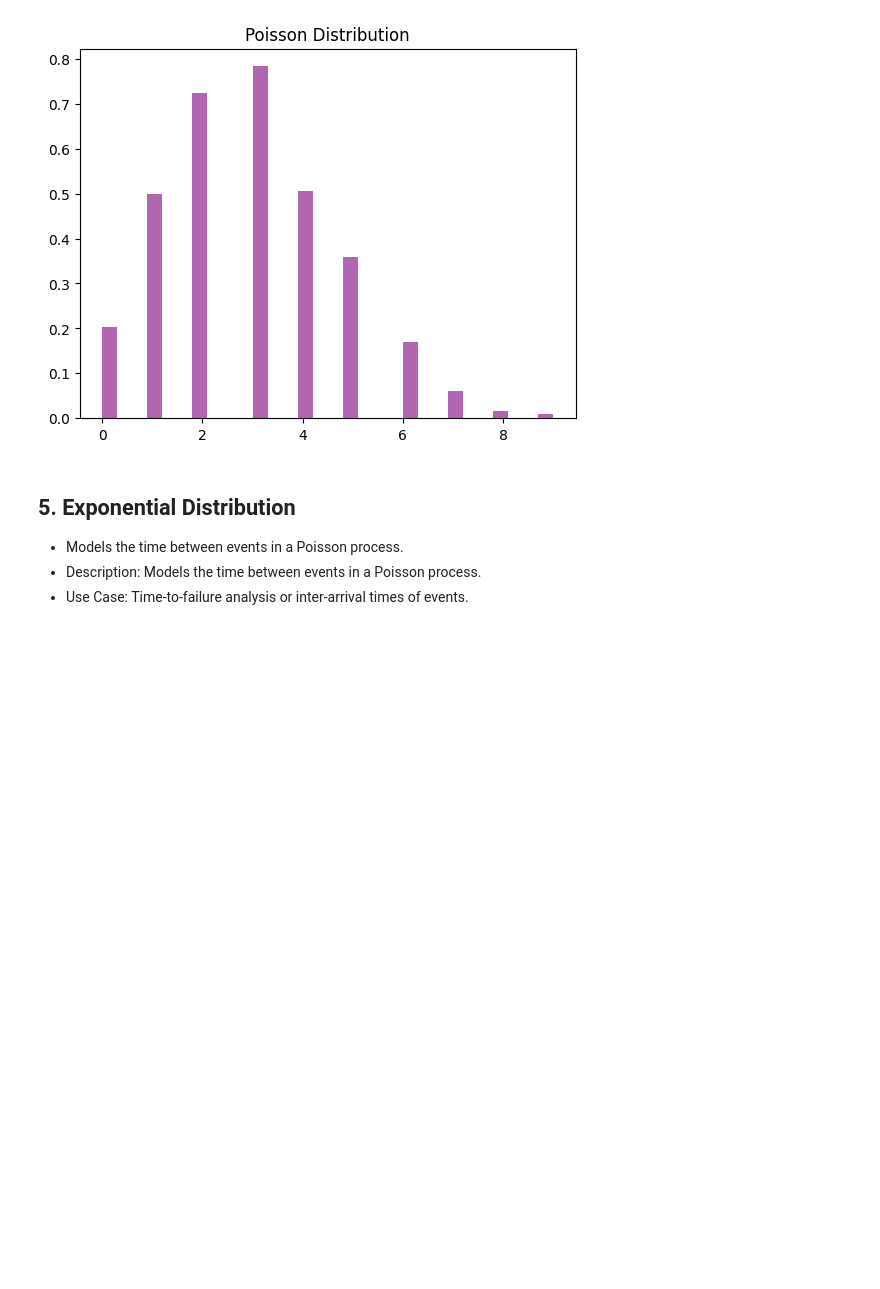
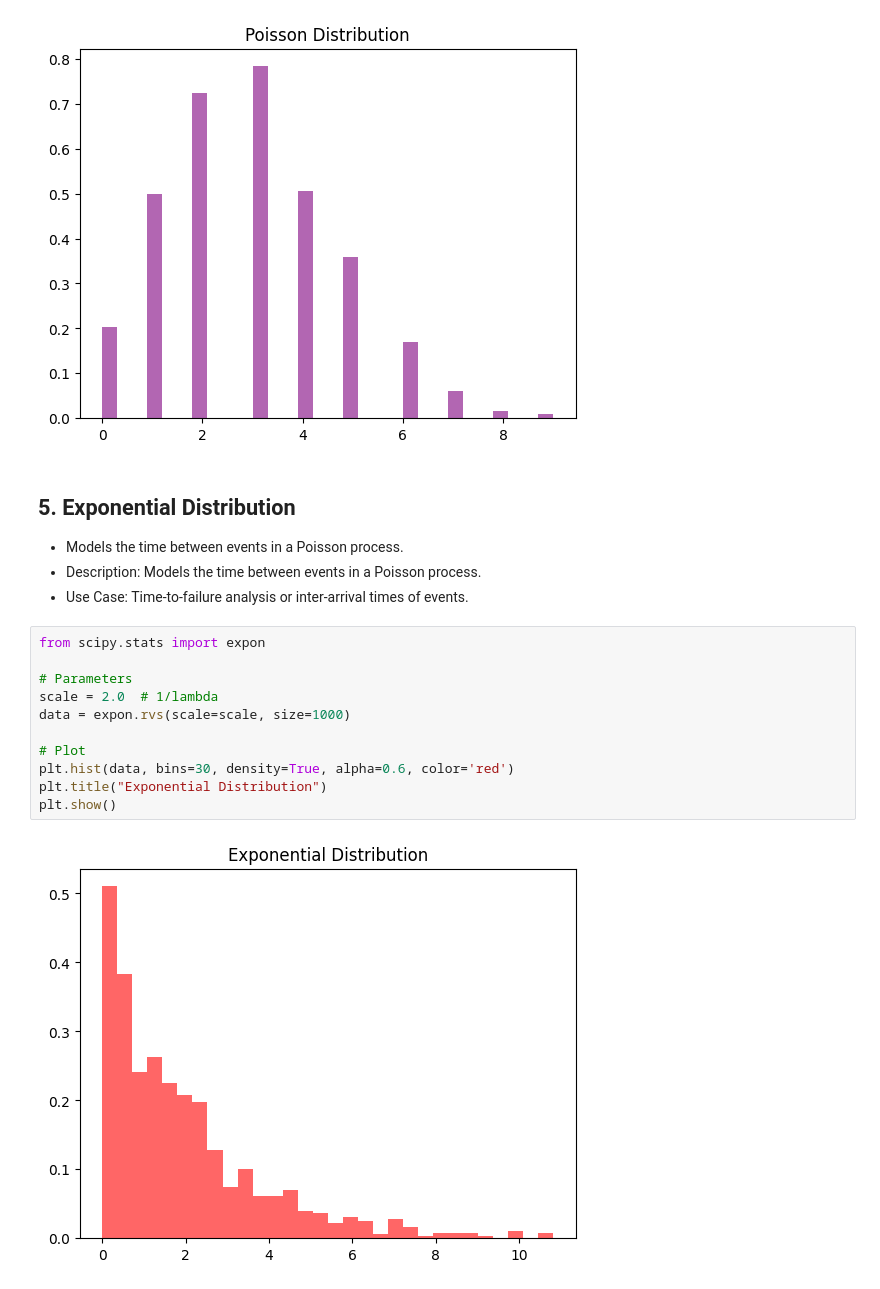
Before and after one commit to manojkumar211/Machine-Learning-All, a Jupyter notebook: experiment/distribution.ipynb, the cells around one changed output. Drawn from its saved outputs; the diff is of its cells as text; blank space fills up the shorter version.

```diff
--- a/experiment/distribution.ipynb
+++ b/experiment/distribution.ipynb
@@ -81,3 +81,16 @@ plt.show()
 - Models the time between events in a Poisson process.
 - Description: Models the time between events in a Poisson process.
 - Use Case: Time-to-failure analysis or inter-arrival times of events.
+# %%
+from scipy.stats import expon
+
+# Parameters
+scale = 2.0  # 1/lambda
+data = expon.rvs(scale=scale, size=1000)
+
+# Plot
+plt.hist(data, bins=30, density=True, alpha=0.6, color='red')
+plt.title("Exponential Distribution")
+plt.show()
+# %% [output]
+[figure, added]
```
